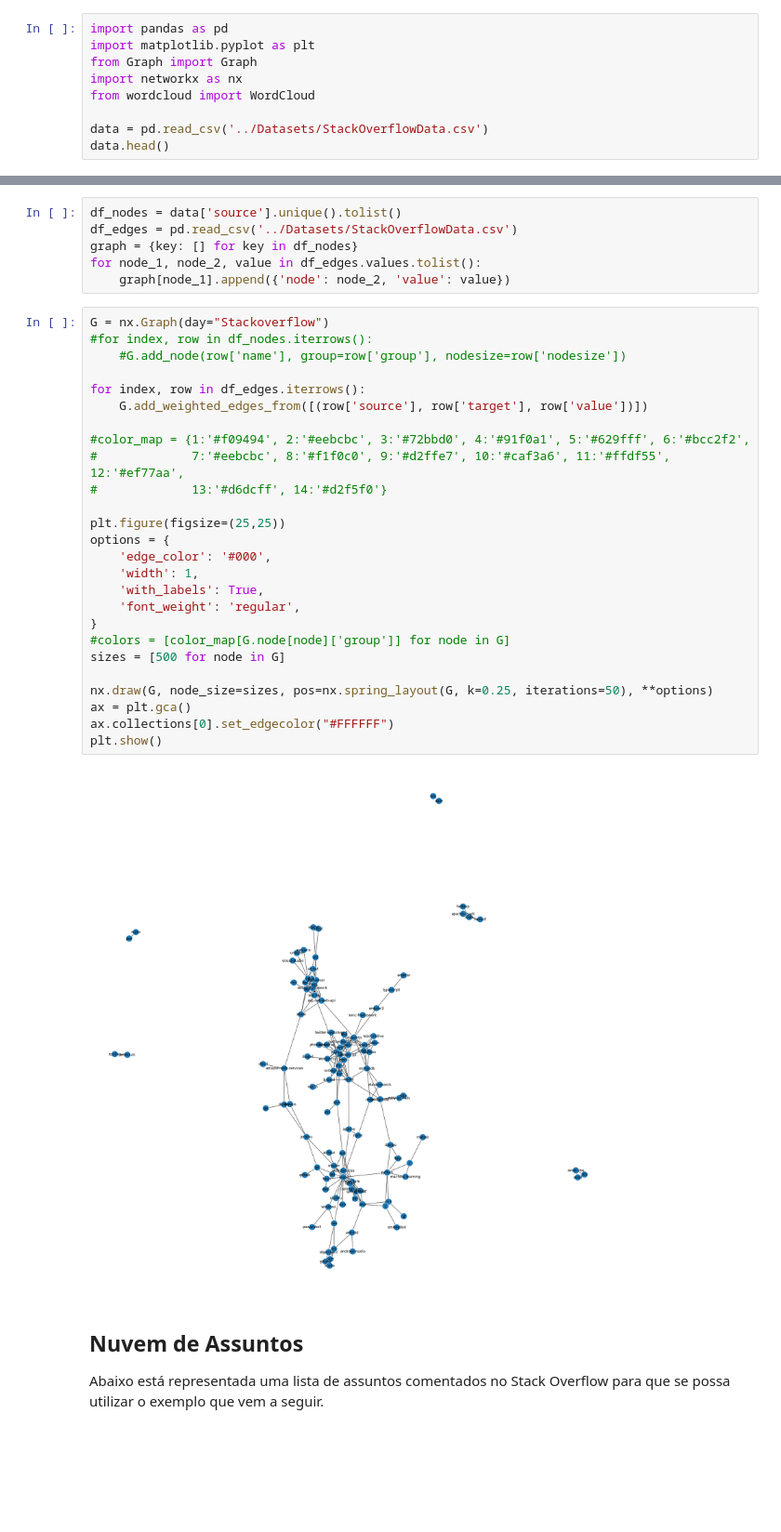
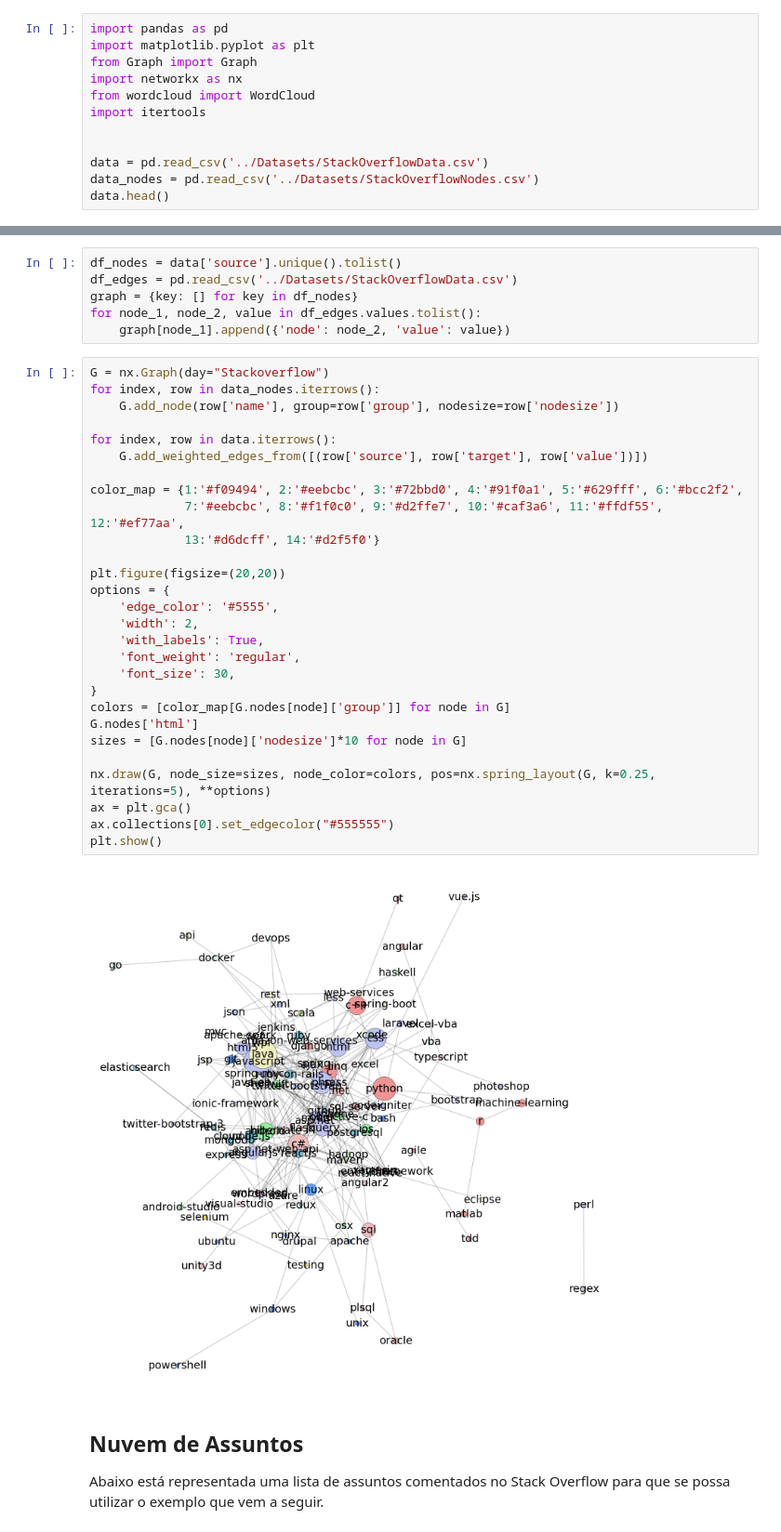
Before and after one commit to projeto-de-algoritmos/Grafos1_StackOverflowNetwork, a Jupyter notebook: notebooks/StackOverflowNetwork.ipynb, the cells around one changed output, grey strips where cells are left out. Shown at 93% size. Drawn from its saved outputs; the diff is of its cells as text; blank space fills up the shorter version.

```diff
--- a/notebooks/StackOverflowNetwork.ipynb
+++ b/notebooks/StackOverflowNetwork.ipynb
@@ -4,8 +4,11 @@ import matplotlib.pyplot as plt
 from Graph import Graph
 import networkx as nx
 from wordcloud import WordCloud
+import itertools
+
 
 data = pd.read_csv('../Datasets/StackOverflowData.csv')
+data_nodes = pd.read_csv('../Datasets/StackOverflowNodes.csv')
 data.head()
 # %% [output]
 |  | source | target | value |
@@ -22,32 +25,34 @@ for node_1, node_2, value in df_edges.values.tolist():
     graph[node_1].append({'node': node_2, 'value': value})
 # %%
 G = nx.Graph(day="Stackoverflow")
-#for index, row in df_nodes.iterrows():
-    #G.add_node(row['name'], group=row['group'], nodesize=row['nodesize'])
+for index, row in data_nodes.iterrows():
+    G.add_node(row['name'], group=row['group'], nodesize=row['nodesize'])
 
-for index, row in df_edges.iterrows():
+for index, row in data.iterrows():
     G.add_weighted_edges_from([(row['source'], row['target'], row['value'])])
 
-#color_map = {1:'#f09494', 2:'#eebcbc', 3:'#72bbd0', 4:'#91f0a1', 5:'#629fff', 6:'#bcc2f2',
-#             7:'#eebcbc', 8:'#f1f0c0', 9:'#d2ffe7', 10:'#caf3a6', 11:'#ffdf55', 12:'#ef77aa',
-#             13:'#d6dcff', 14:'#d2f5f0'}
+color_map = {1:'#f09494', 2:'#eebcbc', 3:'#72bbd0', 4:'#91f0a1', 5:'#629fff', 6:'#bcc2f2',
+             7:'#eebcbc', 8:'#f1f0c0', 9:'#d2ffe7', 10:'#caf3a6', 11:'#ffdf55', 12:'#ef77aa',
+             13:'#d6dcff', 14:'#d2f5f0'}
 
-plt.figure(figsize=(25,25))
+plt.figure(figsize=(20,20))
 options = {
-    'edge_color': '#000',
-    'width': 1,
+    'edge_color': '#5555',
+    'width': 2,
     'with_labels': True,
     'font_weight': 'regular',
+    'font_size': 30,
 }
-#colors = [color_map[G.node[node]['group']] for node in G]
-sizes = [500 for node in G]
+colors = [color_map[G.nodes[node]['group']] for node in G]
+G.nodes['html']
+sizes = [G.nodes[node]['nodesize']*10 for node in G]
 
-nx.draw(G, node_size=sizes, pos=nx.spring_layout(G, k=0.25, iterations=50), **options)
+nx.draw(G, node_size=sizes, node_color=colors, pos=nx.spring_layout(G, k=0.25, iterations=5), **options)
 ax = plt.gca()
-ax.collections[0].set_edgecolor("#FFFFFF")
+ax.collections[0].set_edgecolor("#555555")
 plt.show()
 # %% [output]
-[figure, old version]
+[figure, new version]
 # %% [markdown]
 ## Nuvem de Assuntos
 
```
Also changed, not shown: parts of 5 cells of this notebook, 1 other file.
